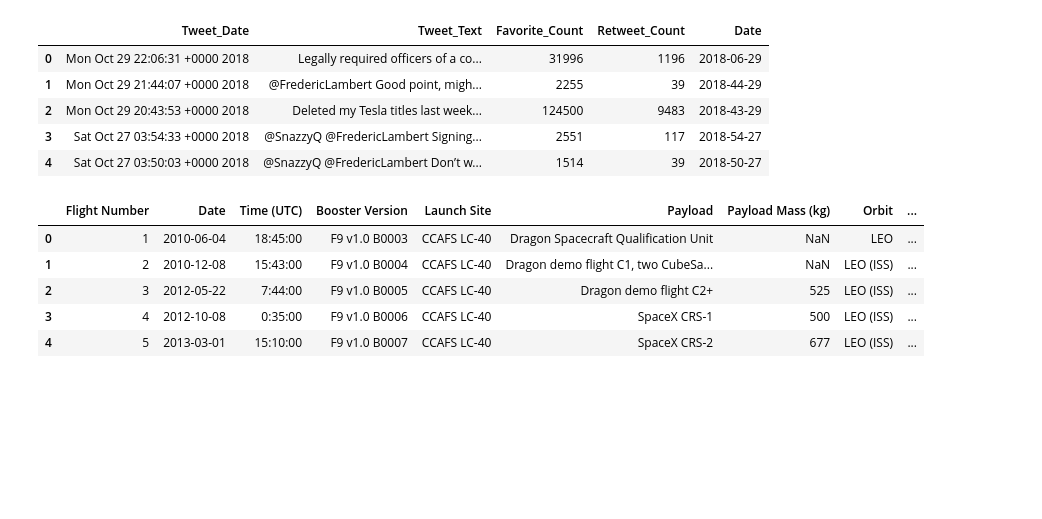
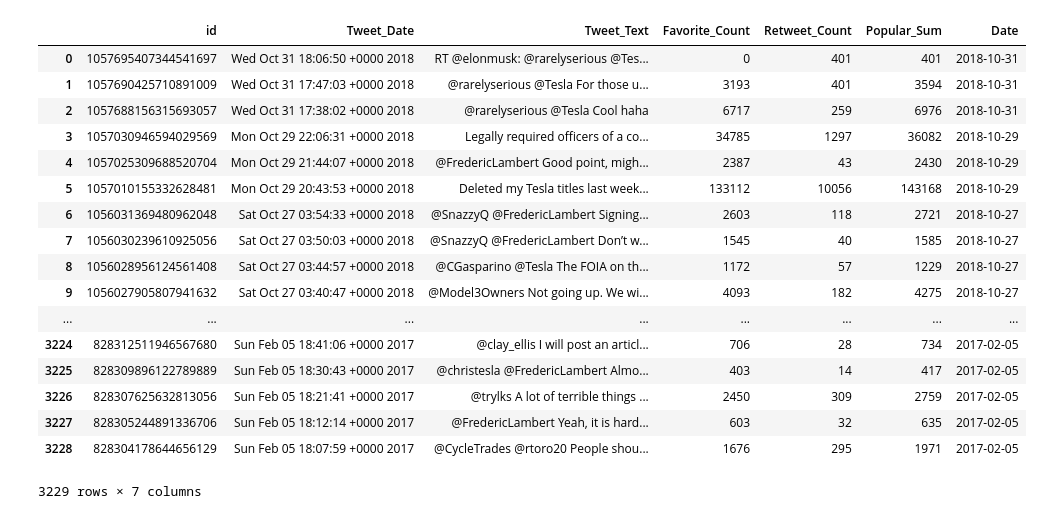
Before and after one commit to reedkm/ETL, a Jupyter notebook: twitter_pandas.ipynb, the cells around one changed output. Cells and saved outputs as stored; diff of their text form; code cells hidden in the pictures; blank space fills up the shorter version.

```diff
--- a/twitter_pandas.ipynb
+++ b/twitter_pandas.ipynb
@@ -44,5 +53,5 @@ tweetData_df.to_csv("MuskTweetData.csv", encoding="utf-8")
 # %%
-tweet_ETL = "MuskTweetData.csv"
+tweet_ETL = "MuskTweetsData.csv"
 tweet_ETL_df = pd.read_csv(tweet_ETL).drop(['Unnamed: 0'],axis=1)
 tweet_ETL_df.head()
 # %% [output]
@@ -54,0 +64,3 @@ tweet_ETL_df.head()
+# %%
+tweet_ETL_df["Popular_Sum"] = tweet_ETL_df["Favorite_Count"] + tweet_ETL_df["Retweet_Count"]
+tweet_ETL_df.head()
@@ -55,23 +74,24 @@ tweet_ETL_df.head()
 # %%
 #tweetData_df_date = tweetData_df.Tweet_Date=pd.to_datetime(tweetData_df.Tweet_Date).dt.strftime('%Y-%M-%d %H:%M:%S')
 tweet_ETL_dt_df = tweet_ETL_df.copy()
-tweet_ETL_dt_df['Date'] = tweet_ETL_df.Tweet_Date=pd.to_datetime(tweet_ETL_df.Tweet_Date).dt.strftime('%Y-%M-%d')
-tweet_ETL_dt_df.head()
+tweet_ETL_dt_df['Date'] = tweet_ETL_df.Tweet_Date=pd.to_datetime(tweet_ETL_df.Tweet_Date).dt.strftime('%Y-%m-%d')
+tweet_ETL_dt_df
 # %% [output]
-|  | Tweet_Date | Tweet_Text | Favorite_Count | Retweet_Count | Date |
-| 0 | Mon Oct 29 22:06:31 +0000 2018 | Legally required officers of a co... | 31996 | 1196 | 2018-06-29 |
-| 1 | Mon Oct 29 21:44:07 +0000 2018 | @FredericLambert Good point, migh... | 2255 | 39 | 2018-44-29 |
-| 2 | Mon Oct 29 20:43:53 +0000 2018 | Deleted my Tesla titles last week... | 124500 | 9483 | 2018-43-29 |
-| 3 | Sat Oct 27 03:54:33 +0000 2018 | @SnazzyQ @FredericLambert Signing... | 2551 | 117 | 2018-54-27 |
-| 4 | Sat Oct 27 03:50:03 +0000 2018 | @SnazzyQ @FredericLambert Don’t w... | 1514 | 39 | 2018-50-27 |
+|  | id | Tweet_Date | Tweet_Text | Favorite_Count | Retweet_Count | Popular_Sum | Date |
+| 0 | 1057695407344541697 | Wed Oct 31 18:06:50 +0000 2018 | RT @elonmusk: @rarelyserious @Tes... | 0 | 401 | 401 | 2018-10-31 |
+| 1 | 1057690425710891009 | Wed Oct 31 17:47:03 +0000 2018 | @rarelyserious @Tesla For those u... | 3193 | 401 | 3594 | 2018-10-31 |
+| 2 | 1057688156315693057 | Wed Oct 31 17:38:02 +0000 2018 | @rarelyserious @Tesla Cool haha | 6717 | 259 | 6976 | 2018-10-31 |
+| 3 | 1057030946594029569 | Mon Oct 29 22:06:31 +0000 2018 | Legally required officers of a co... | 34785 | 1297 | 36082 | 2018-10-29 |
+| 4 | 1057025309688520704 | Mon Oct 29 21:44:07 +0000 2018 | @FredericLambert Good point, migh... | 2387 | 43 | 2430 | 2018-10-29 |
+| 5 | 1057010155332628481 | Mon Oct 29 20:43:53 +0000 2018 | Deleted my Tesla titles last week... | 133112 | 10056 | 143168 | 2018-10-29 |
+| 6 | 1056031369480962048 | Sat Oct 27 03:54:33 +0000 2018 | @SnazzyQ @FredericLambert Signing... | 2603 | 118 | 2721 | 2018-10-27 |
+| 7 | 1056030239610925056 | Sat Oct 27 03:50:03 +0000 2018 | @SnazzyQ @FredericLambert Don’t w... | 1545 | 40 | 1585 | 2018-10-27 |
+| 8 | 1056028956124561408 | Sat Oct 27 03:44:57 +0000 2018 | @CGasparino @Tesla The FOIA on th... | 1172 | 57 | 1229 | 2018-10-27 |
+| 9 | 1056027905807941632 | Sat Oct 27 03:40:47 +0000 2018 | @Model3Owners Not going up. We wi... | 4093 | 182 | 4275 | 2018-10-27 |
+| ... | ... | ... | ... | ... | ... | ... | ... |
+| 3224 | 828312511946567680 | Sun Feb 05 18:41:06 +0000 2017 | @clay_ellis I will post an articl... | 706 | 28 | 734 | 2017-02-05 |
+| 3225 | 828309896122789889 | Sun Feb 05 18:30:43 +0000 2017 | @christesla @FredericLambert Almo... | 403 | 14 | 417 | 2017-02-05 |
+| 3226 | 828307625632813056 | Sun Feb 05 18:21:41 +0000 2017 | @trylks A lot of terrible things ... | 2450 | 309 | 2759 | 2017-02-05 |
+| 3227 | 828305244891336706 | Sun Feb 05 18:12:14 +0000 2017 | @FredericLambert Yeah, it is hard... | 603 | 32 | 635 | 2017-02-05 |
+| 3228 | 828304178644656129 | Sun Feb 05 18:07:59 +0000 2017 | @CycleTrades @rtoro20 People shou... | 1676 | 295 | 1971 | 2017-02-05 |
+3229 rows × 7 columns
-# %%
-spacex_file = "spacex_launch_data.csv"
-spacex_df = pd.read_csv(spacex_file)
-spacex_df.head()
-# %% [output]
-|  | Flight Number | Date | Time (UTC) | Booster Version | Launch Site | Payload | Payload Mass (kg) | Orbit | ... |
-| 0 | 1 | 2010-06-04 | 18:45:00 | F9 v1.0 B0003 | CCAFS LC-40 | Dragon Spacecraft Qualification Unit | NaN | LEO | ... |
-| 1 | 2 | 2010-12-08 | 15:43:00 | F9 v1.0 B0004 | CCAFS LC-40 | Dragon demo flight C1, two CubeSa... | NaN | LEO (ISS) | ... |
-| 2 | 3 | 2012-05-22 | 7:44:00 | F9 v1.0 B0005 | CCAFS LC-40 | Dragon demo flight C2+ | 525 | LEO (ISS) | ... |
-| 3 | 4 | 2012-10-08 | 0:35:00 | F9 v1.0 B0006 | CCAFS LC-40 | SpaceX CRS-1 | 500 | LEO (ISS) | ... |
-| 4 | 5 | 2013-03-01 | 15:10:00 | F9 v1.0 B0007 | CCAFS LC-40 | SpaceX CRS-2 | 677 | LEO (ISS) | ... |
```
Also changed, not shown: parts of 10 cells of this notebook, 4 other files.
